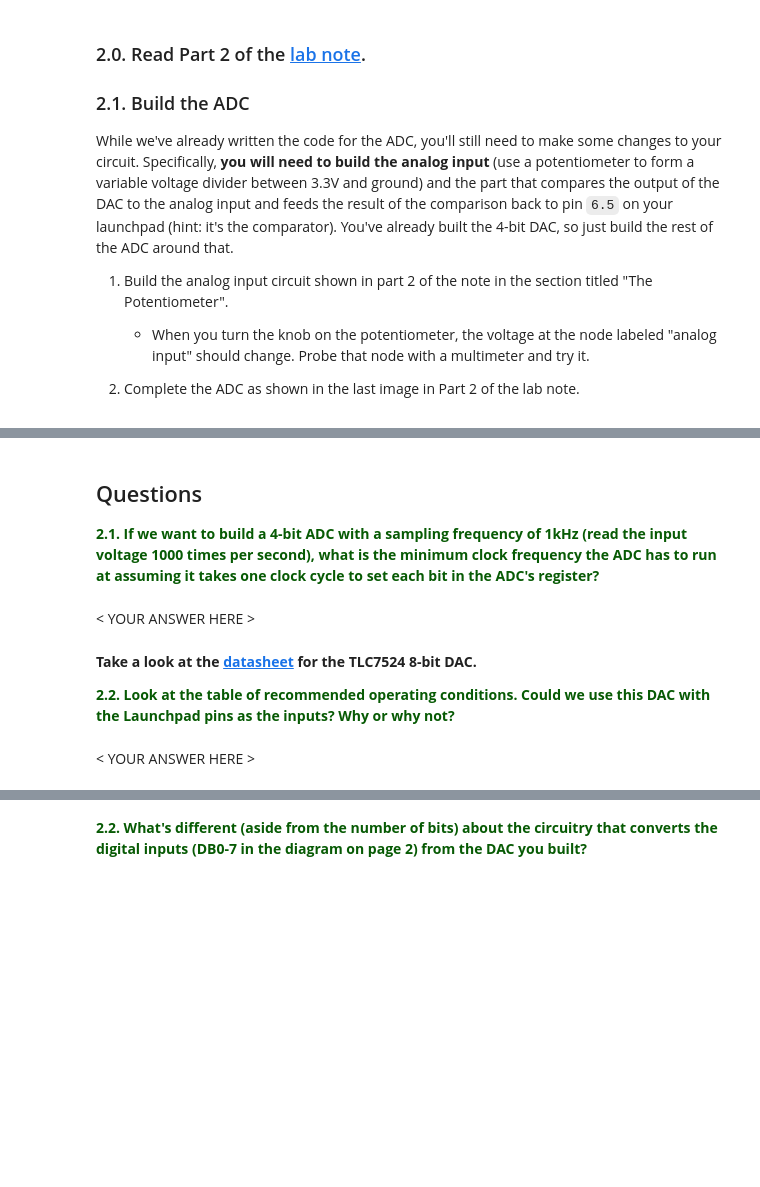
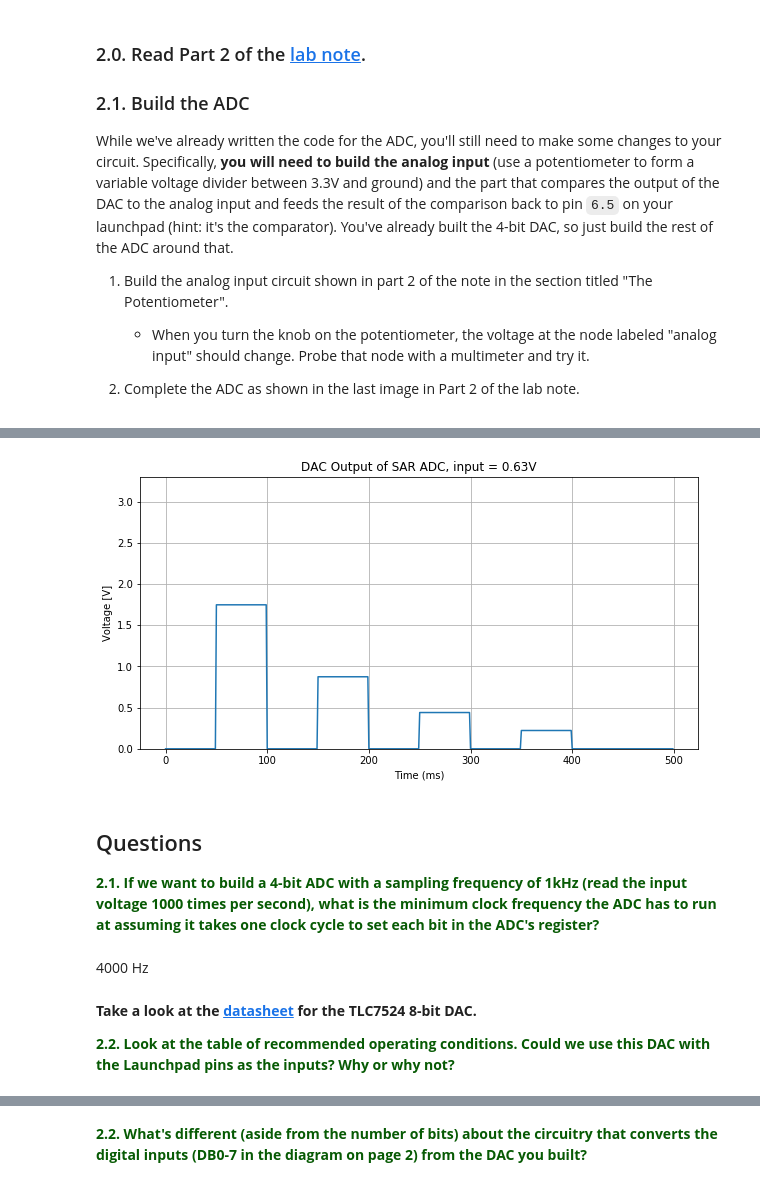
Before and after one commit to SmurphySean/EECS-16B, a Jupyter notebook: lab2/lab2/lab2-dac-adc.ipynb, the cells around one changed output, grey strips where cells are left out. Saved outputs shown, nothing was run; the diff lists cells and outputs as text; code cells hidden in the pictures; blank space fills up the shorter version.

```diff
--- a/lab2/lab2/lab2-dac-adc.ipynb
+++ b/lab2/lab2/lab2-dac-adc.ipynb
@@ -192,26 +198,26 @@ plt.show()
 # %%
-analog_input =  # your input voltage here
-voltages = [] #fill in voltages here
+analog_input = 0.63 # your input voltage here
+voltages = [0.0000000000,1.7482244968,0.0000000000,0.8745430946,0.0000000000,0.4402872085,0.0000000000,0.2222976446,0.0000000000,0.000000000] #fill in voltages here
 
 #Plot Outputs
 plt.figure(figsize=(10,5))
 plt.grid()
 plt.ylim((0,3.3))
 vplot = np.concatenate([np.repeat(v,delay_ms) for v in voltages])
 plt.plot(vplot)
 plt.xlabel("Time (ms)")
 plt.ylabel("Voltage [V]")
 plt.title("DAC Output of SAR ADC, input = "+str(analog_input)+"V")
 plt.show()
+# %% [output]
+[figure, added]
 # %% [markdown]
 ## Questions
 
 **<span style="color:#075a04">2.1. If we want to build a 4-bit ADC with a sampling frequency of 1kHz (read the input voltage 1000 times per second), what is the minimum clock frequency the ADC has to run at assuming it takes one clock cycle to set each bit in the ADC's register?</span>**
-# %% [markdown]
-< YOUR ANSWER HERE >
+# %% [markdown]
+4000 Hz
 # %% [markdown]
 **Take a look at the <a href="https://www.ti.com/lit/ds/symlink/tlc7524.pdf?HQS=TI-null-null-mousermode-df-pf-null-wwe&ts=1592345736692&ref_url=https%253A%252F%252Fwww.mouser.com%252F">datasheet</a> for the TLC7524 8-bit DAC.**
 
 **<span style="color:#075a04">2.2. Look at the table of recommended operating conditions. Could we use this DAC with the Launchpad pins as the inputs? Why or why not?</span>**
-# %% [markdown]
-< YOUR ANSWER HERE >
```
Also changed, not shown: parts of 19 cells of this notebook, 1 other file.
